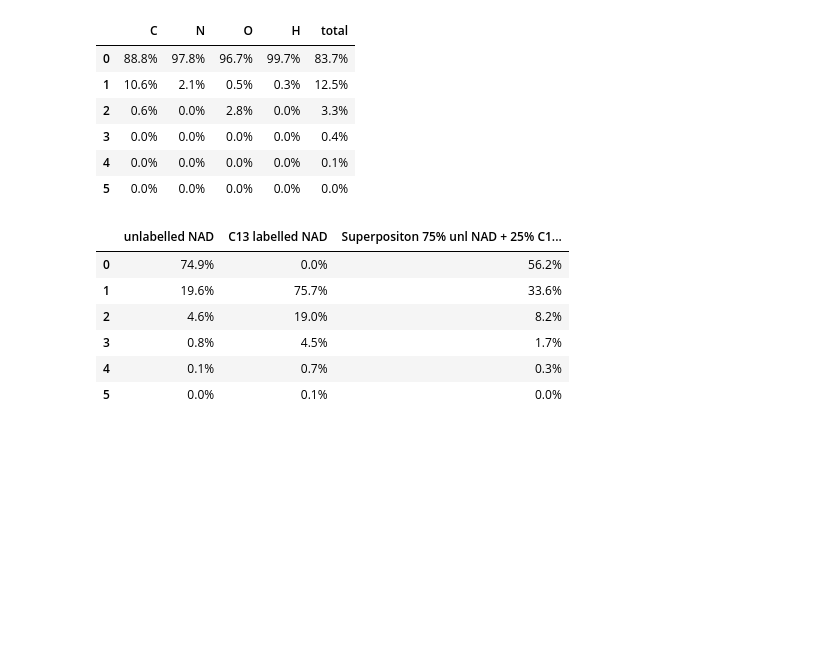
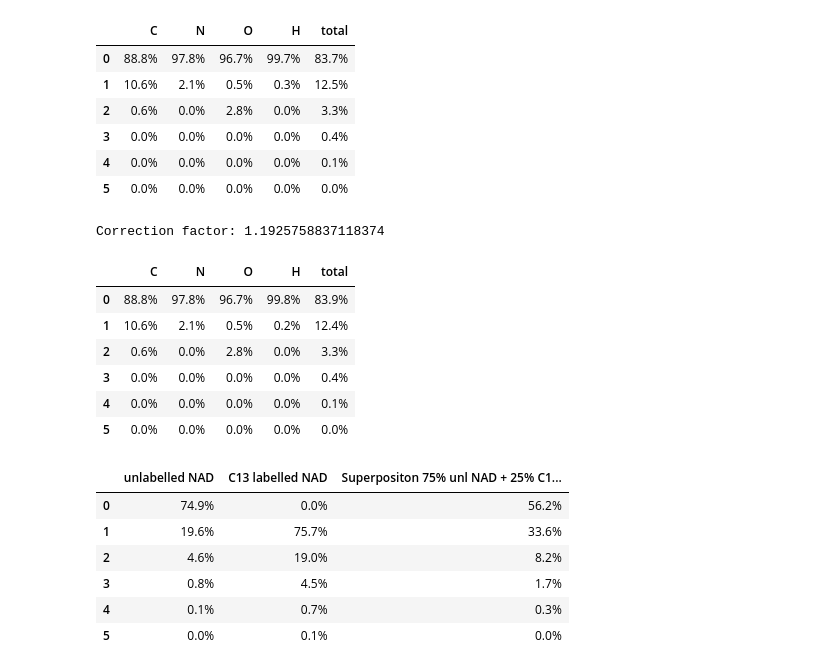
Before and after one commit to MolecularBioinformatics/PICor, a Jupyter notebook: isotopologue_probalities.ipynb, the cells around one changed output. Drawn from its saved outputs; the diff is of its cells as text; code cells hidden in the pictures; blank space fills up the shorter version.

```diff
--- a/isotopologue_probalities.ipynb
+++ b/isotopologue_probalities.ipynb
@@ -75,6 +80,20 @@ Correction factor: 1.1942228692935055
 | 3 | 0.0% | 0.0% | 0.0% | 0.0% | 0.4% |
 | 4 | 0.0% | 0.0% | 0.0% | 0.0% | 0.1% |
 | 5 | 0.0% | 0.0% | 0.0% | 0.0% | 0.0% |
+# %%
+df = calc_probability_table('NAD', label='10C131N1512H02')
+corr_factor = calc_correction_factor('NAD', label='10C131N1512H02')
+print(f"Correction factor: {corr_factor}")
+df.loc[:5].style.format("{:.1%}")
+# %% [output]
+Correction factor: 1.1925758837118374
+|  | C | N | O | H | total |
+| 0 | 88.8% | 97.8% | 96.7% | 99.8% | 83.9% |
+| 1 | 10.6% | 2.1% | 0.5% | 0.2% | 12.4% |
+| 2 | 0.6% | 0.0% | 2.8% | 0.0% | 3.3% |
+| 3 | 0.0% | 0.0% | 0.0% | 0.0% | 0.4% |
+| 4 | 0.0% | 0.0% | 0.0% | 0.0% | 0.1% |
+| 5 | 0.0% | 0.0% | 0.0% | 0.0% | 0.0% |
 # %%
 unl = calc_correction_factor("NAD").total
 lab1 = calc_correction_factor("NAD", label="C13").total
```
Also changed, not shown: parts of 4 cells of this notebook.
